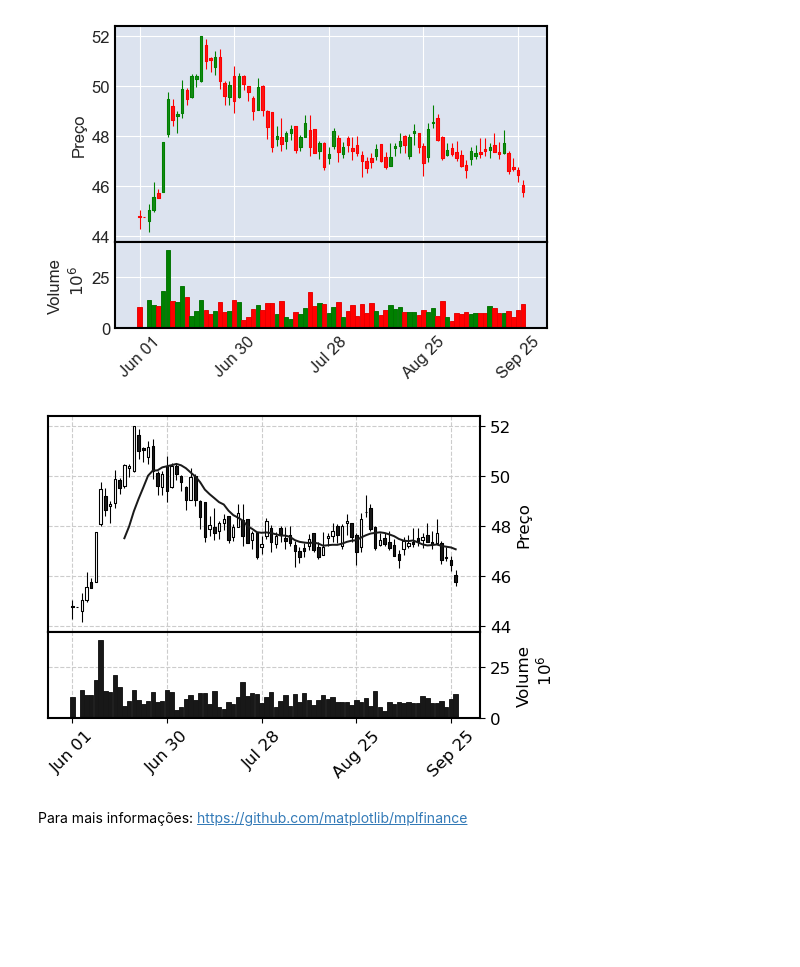
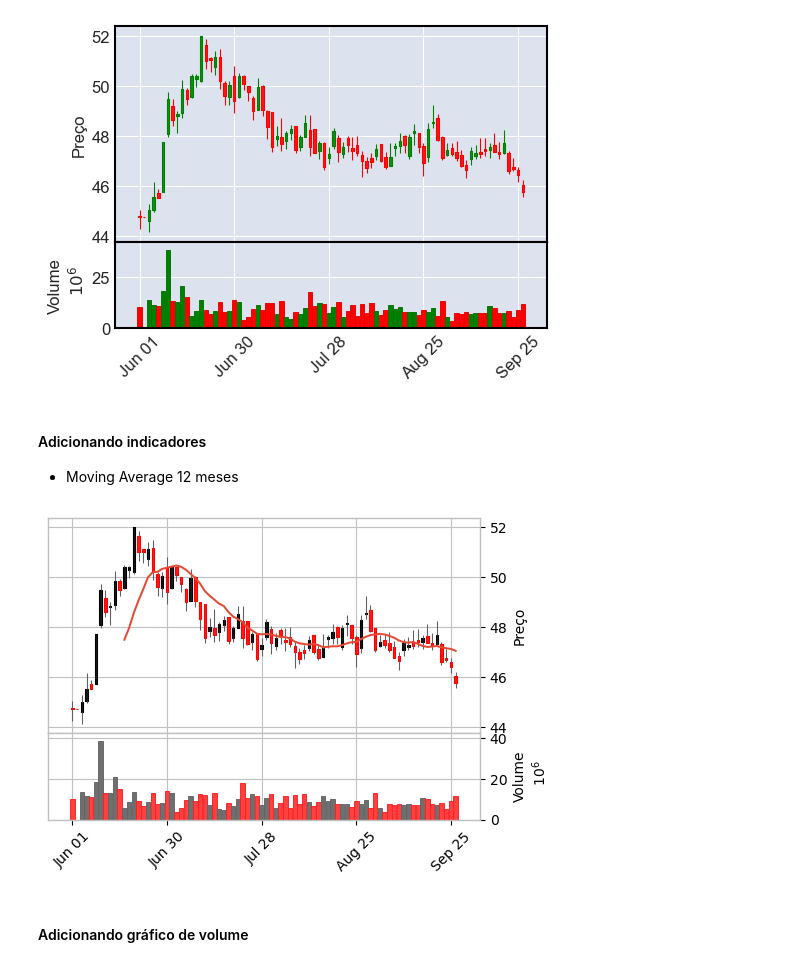
Before and after one commit to victordhn/Finance-Projects, a Jupyter notebook: Candlesticks.ipynb, the cells around one changed output. Drawn from its saved outputs; the diff is of its cells as text; code cells hidden in the pictures; blank space fills up the shorter version.

```diff
--- a/Candlesticks.ipynb
+++ b/Candlesticks.ipynb
@@ -67,10 +73,12 @@ estilo=mpf.make_mpf_style(base_mpf_style='default',marketcolors=cores)
 mpf.plot(data,type='candle',style=estilo, volume=True, ylabel="Preço", ylabel_lower="Volume",figscale=0.75)
 # %% [output]
 [figure]
-# %%
-# Adicionando indicadores financeiros, por exemplo, Moving Average 12 meses (mav=12)
-mpf.plot(data,type='candle',style='classic', volume=True, mav=12, ylabel="Preço", ylabel_lower="Volume",figscale=0.75)
-# %% [output]
-[figure, removed]
-# %% [markdown]
-Para mais informações: https://github.com/matplotlib/mplfinance
+# %% [markdown]
+#### Adicionando indicadores
+- Moving Average 12 meses
+# %%
+mpf.plot(data,type='candle',style='checkers', volume=True, mav=12, ylabel="Preço", ylabel_lower="Volume",figscale=0.75)
+# %% [output]
+[figure, added]
+# %% [markdown]
+#### Adicionando gráfico de volume
```
Also changed, not shown: parts of 6 cells of this notebook.
